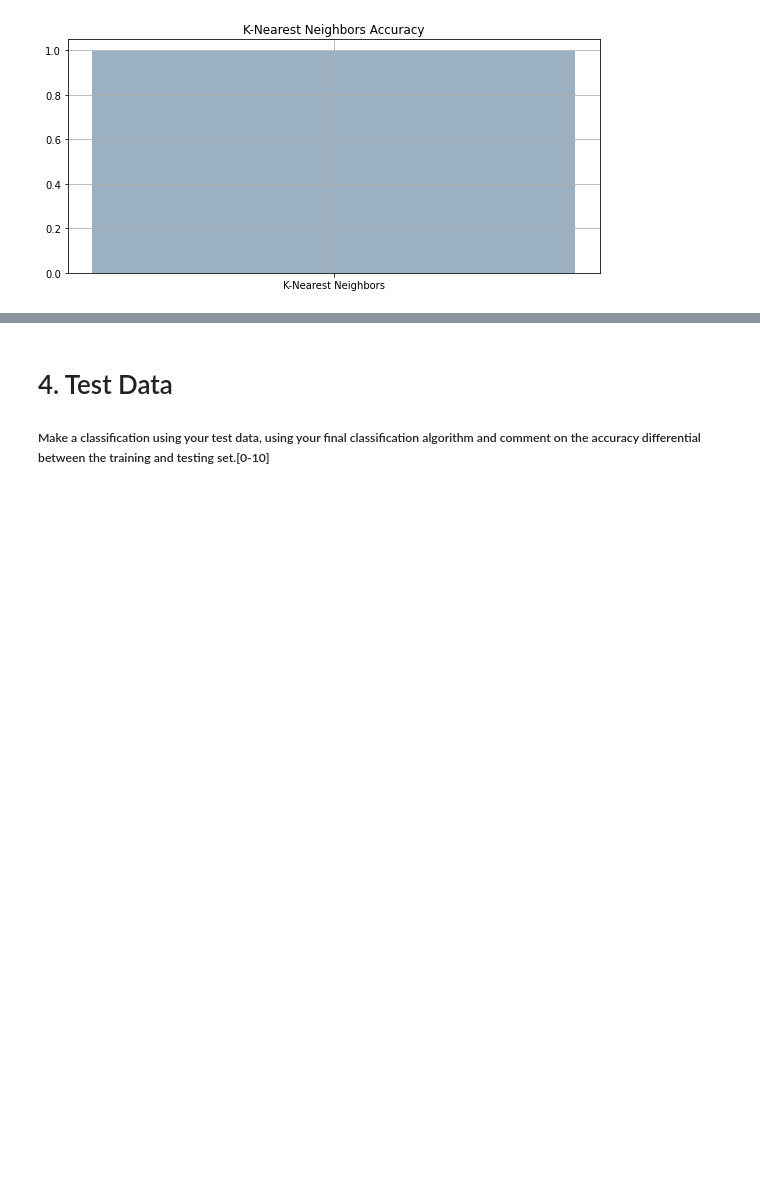
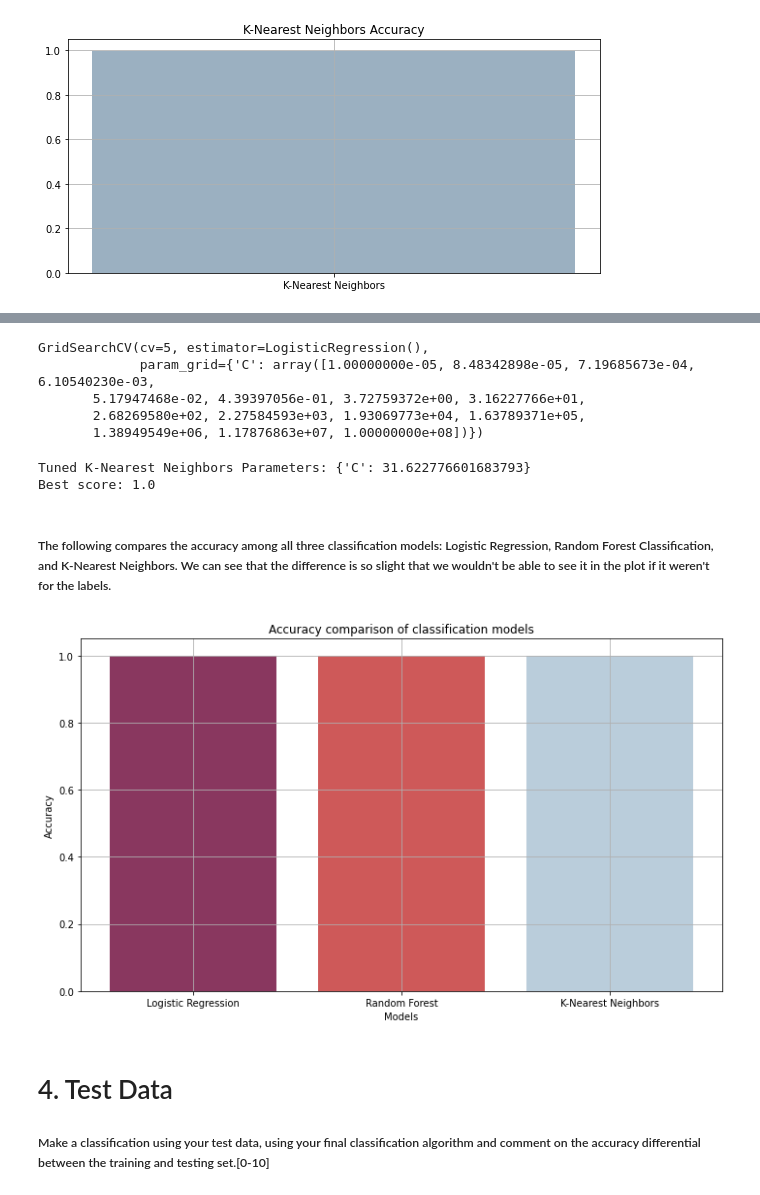
Before and after one commit to carolinedesat/ML_CA1, a Jupyter notebook: Caroline_ML_CA1.ipynb, the cells around one changed output, grey strips where cells are left out. Drawn from its saved outputs; the diff is of its cells as text; code cells hidden in the pictures; blank space fills up the shorter version.

```diff
--- a/Caroline_ML_CA1.ipynb
+++ b/Caroline_ML_CA1.ipynb
@@ -380,10 +380,10 @@ rf.fit(X_train, y_train)
 # %% [output]
 RandomForestClassifier()
 # %%
-rf_predictions = rf.predict(X_test)
-rf_accuracy = accuracy_score(y_test, rf_predictions)
-rf_report = classification_report(y_test, rf_predictions)
-rf_confusion_matrix = confusion_matrix(y_test, rf_predictions)
+rf_predictions = rf.predict(X_train)
+rf_accuracy = accuracy_score(y_train, rf_predictions)
+rf_report = classification_report(y_train, rf_predictions)
+rf_confusion_matrix = confusion_matrix(y_train, rf_predictions)
 # %% [markdown]
 ##### We can observe that when comparing the classification report from the random forest classifier with the logistic regression model, both reports demonstrate the almost the exact same performance. Because both models display almost the same and outstanding performance metrics, I have decided to train the data using a third classification algorithm.
 # %%
@@ -474,3 +484,32 @@ plt.show()
+# %%
+knn_cv.fit(X, y)
+# %% [output]
+GridSearchCV(cv=5, estimator=LogisticRegression(),
+             param_grid={'C': array([1.00000000e-05, 8.48342898e-05, 7.19685673e-04, 6.10540230e-03,
+       5.17947468e-02, 4.39397056e-01, 3.72759372e+00, 3.16227766e+01,
+       2.68269580e+02, 2.27584593e+03, 1.93069773e+04, 1.63789371e+05,
+       1.38949549e+06, 1.17876863e+07, 1.00000000e+08])})
+# %%
+print('Tuned K-Nearest Neighbors Parameters: {}'.format(knn_cv.best_params_))
+print('Best score: {}'.format(knn_cv.best_score_))
+# %% [output]
+Tuned K-Nearest Neighbors Parameters: {'C': 31.622776601683793}
+Best score: 1.0
+# %% [markdown]
+##### The following compares the accuracy among all three classification models: Logistic Regression, Random Forest Classification, and K-Nearest Neighbors. We can see that the difference is so slight that we wouldn't be able to see it in the plot if it weren't for the labels.
+# %%
+models = ['Logistic Regression', 'Random Forest', 'K-Nearest Neighbors']
+accuracies = [lr_accuracy, rf_accuracy, knn_accuracy]
+plt.figure(figsize=(10, 6))
+plt.bar(models, accuracies, color=['#89375F', '#CE5959', '#BACDDB'])
+plt.title('Accuracy comparison of classification models')
+plt.xlabel('Models')
+plt.ylabel('Accuracy')
+plt.grid(True)
+plt.tight_layout()
+plt.show()
+# %% [output]
+[figure, added]
 # %% [markdown]
 # 4. Test Data
 ##### Make a classification using your test data, using your final classification algorithm and comment on the accuracy differential between the training and testing set.[0-10]
```
Also changed, not shown: parts of 25 cells of this notebook.
